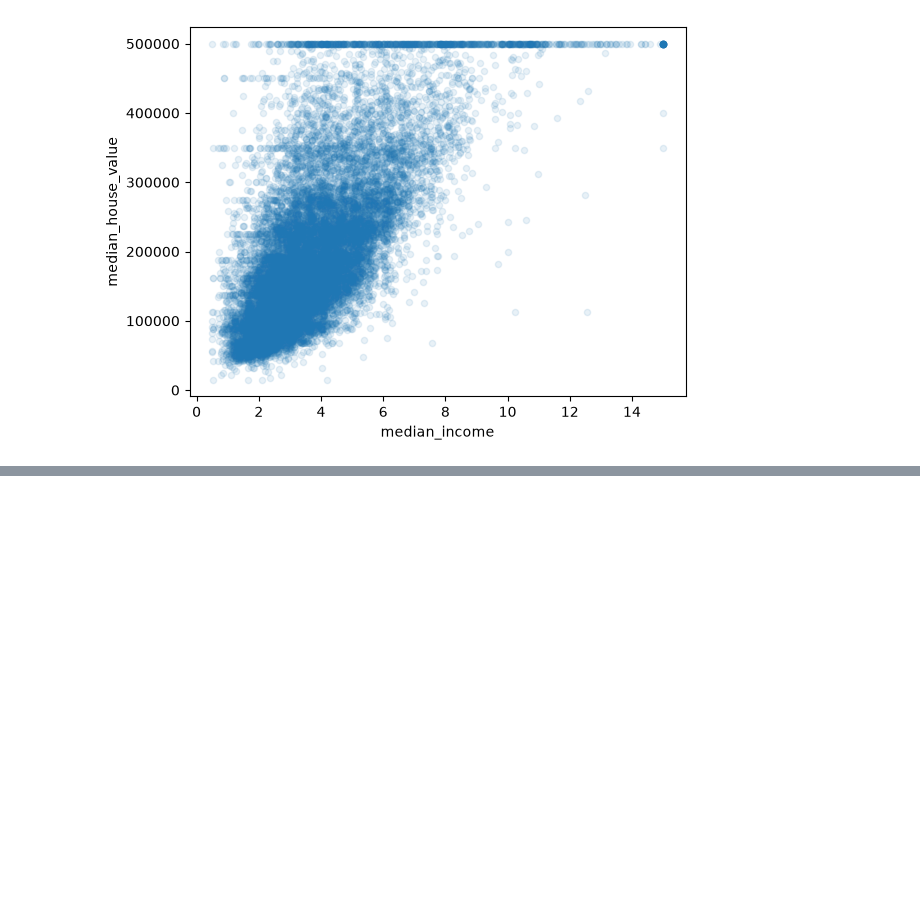
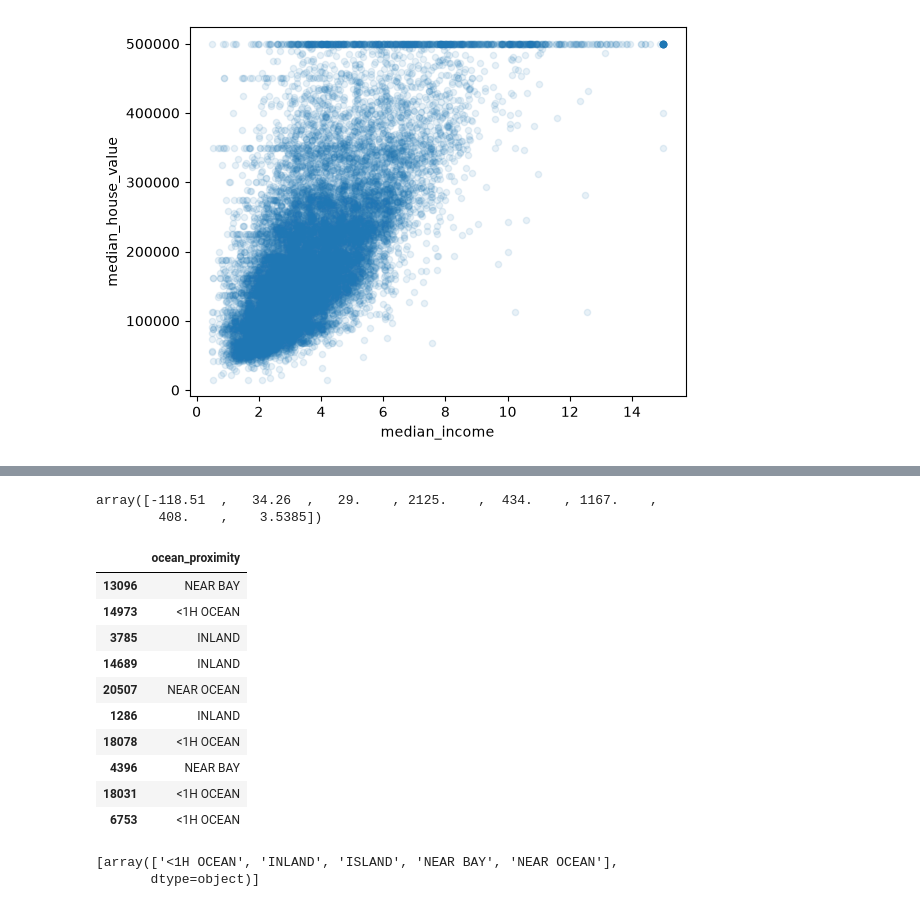
Before and after one commit to gjcdanijel/geron-ml, a Jupyter notebook: Housing.ipynb, the cells around one changed output, grey strips where cells are left out. Saved outputs shown, nothing was run; the diff lists cells and outputs as text; code cells hidden in the pictures; blank space fills up the shorter version.

```diff
--- a/Housing.ipynb
+++ b/Housing.ipynb
@@ -92,0 +135,12 @@ housing.plot(kind = "scatter", x = "median_income", y = "median_house_value",
+# %%
+from sklearn.impute import SimpleImputer
+
+imputer = SimpleImputer(strategy="median")
+housing_num = housing.drop("ocean_proximity", axis=1)
+imputer.fit(housing_num)
+
+imputer.statistics_
+housing_num.median().values
+# %% [output]
+array([-118.51  ,   34.26  ,   29.    , 2125.    ,  434.    , 1167.    ,
+        408.    ,    3.5385])
@@ -92,0 +150,24 @@ housing.plot(kind = "scatter", x = "median_income", y = "median_house_value",
+# %%
+housing_cat = housing[["ocean_proximity"]]
+housing_cat.head(10)
+# %% [output]
+|  | ocean_proximity |
+| 13096 | NEAR BAY |
+| 14973 | <1H OCEAN |
+| 3785 | INLAND |
+| 14689 | INLAND |
+| 20507 | NEAR OCEAN |
+| 1286 | INLAND |
+| 18078 | <1H OCEAN |
+| 4396 | NEAR BAY |
+| 18031 | <1H OCEAN |
+| 6753 | <1H OCEAN |
+# %%
+from sklearn.preprocessing import OrdinalEncoder
+oridinal_encoder = OrdinalEncoder()
+housing_cat_encoded = oridinal_encoder.fit_transform(housing_cat)
+housing_cat_encoded[:10]
+oridinal_encoder.categories_
+# %% [output]
+[array(['<1H OCEAN', 'INLAND', 'ISLAND', 'NEAR BAY', 'NEAR OCEAN'],
+       dtype=object)]
```
Also changed, not shown: parts of 4 cells of this notebook.
